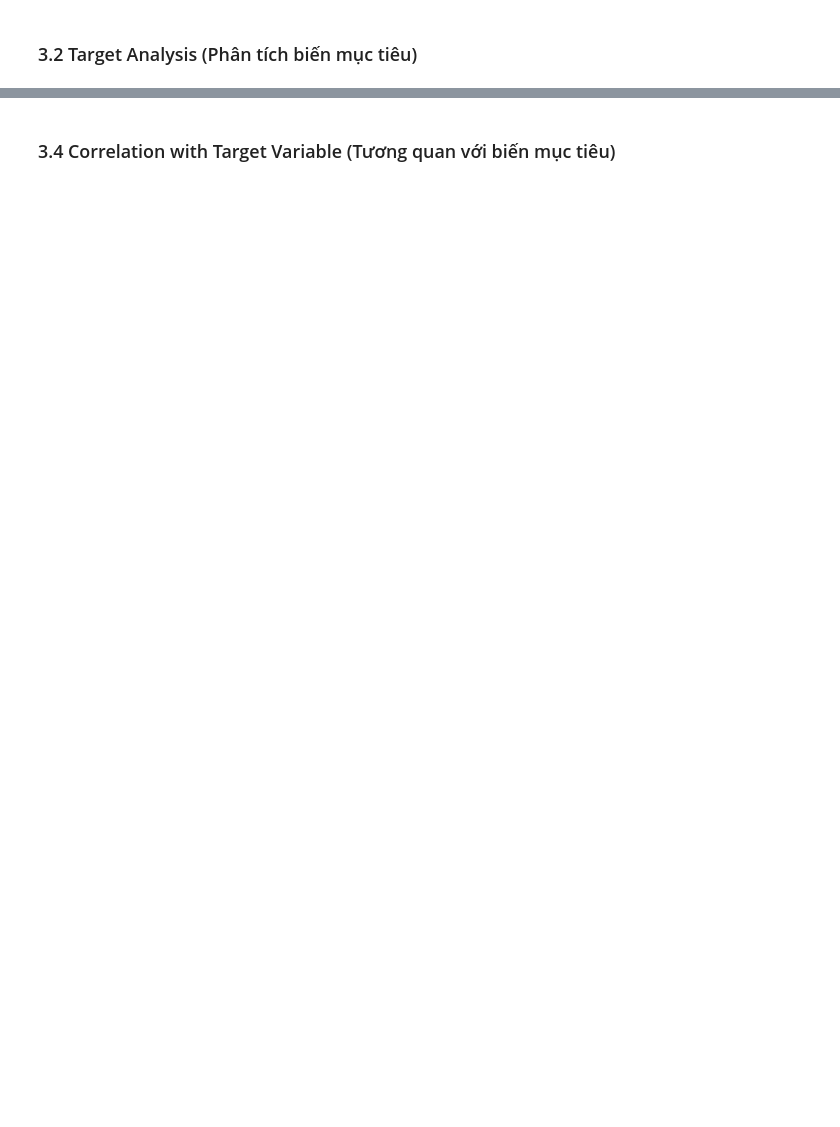
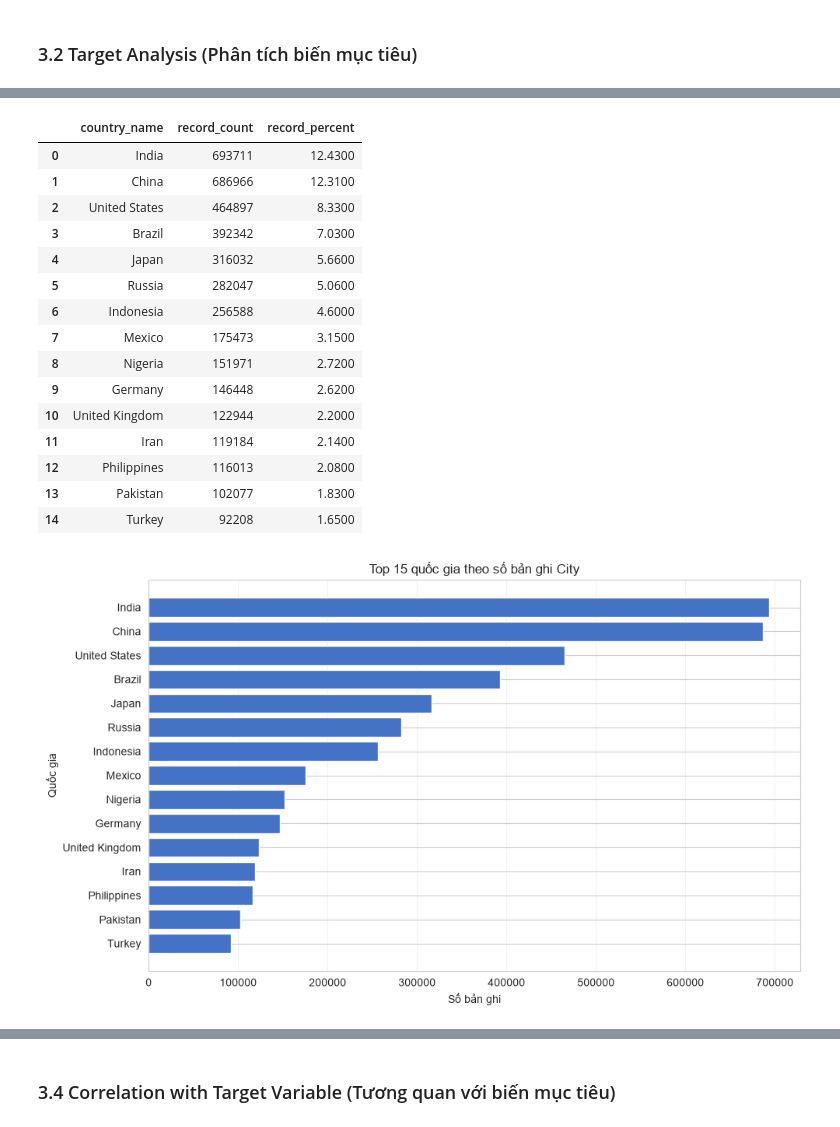
Before and after one commit to Sekaiiii1/Global-Surface-Temperature-Analysis, a Jupyter notebook: notebooks_v2/04_eda_visualization.ipynb, the cells around one changed output, grey strips where cells are left out. Saved outputs shown, nothing was run; the diff lists cells and outputs as text; code cells hidden in the pictures; blank space fills up the shorter version.

```diff
--- a/notebooks_v2/04_eda_visualization.ipynb
+++ b/notebooks_v2/04_eda_visualization.ipynb
@@ -655,0 +379,42 @@ Error:
+# %%
+# Đếm số bản ghi của từng quốc gia và chọn 15 quốc gia có độ bao phủ lớn nhất.
+country_counts = (
+    df['country_name']
+    .value_counts()
+    .rename_axis('country_name')
+    .reset_index(name='record_count')
+)
+country_counts['record_percent'] = (
+    country_counts['record_count'] / len(df) * 100
+).round(2)
+
+top_countries = country_counts.head(15).sort_values('record_count')
+display(top_countries.sort_values('record_count', ascending=False))
+
+fig, ax = plt.subplots(figsize=(10, 6))
+ax.barh(top_countries['country_name'], top_countries['record_count'], color='#4472C4')
+ax.set_title('Top 15 quốc gia theo số bản ghi City')
+ax.set_xlabel('Số bản ghi')
+ax.set_ylabel('Quốc gia')
+ax.grid(axis='x', alpha=0.25)
+plt.tight_layout()
+plt.savefig(REPORT_IMAGES / '04_country_record_counts.png', dpi=300, bbox_inches='tight')
+plt.show()
+# %% [output]
+|  | country_name | record_count | record_percent |
+| 0 | India | 693711 | 12.4300 |
+| 1 | China | 686966 | 12.3100 |
+| 2 | United States | 464897 | 8.3300 |
+| 3 | Brazil | 392342 | 7.0300 |
+| 4 | Japan | 316032 | 5.6600 |
+| 5 | Russia | 282047 | 5.0600 |
+| 6 | Indonesia | 256588 | 4.6000 |
+| 7 | Mexico | 175473 | 3.1500 |
+| 8 | Nigeria | 151971 | 2.7200 |
+| 9 | Germany | 146448 | 2.6200 |
+| 10 | United Kingdom | 122944 | 2.2000 |
+| 11 | Iran | 119184 | 2.1400 |
+| 12 | Philippines | 116013 | 2.0800 |
+| 13 | Pakistan | 102077 | 1.8300 |
+| 14 | Turkey | 92208 | 1.6500 |
+[figure, added]
```
Also changed, not shown: parts of 112 cells of this notebook, 6 other files.
